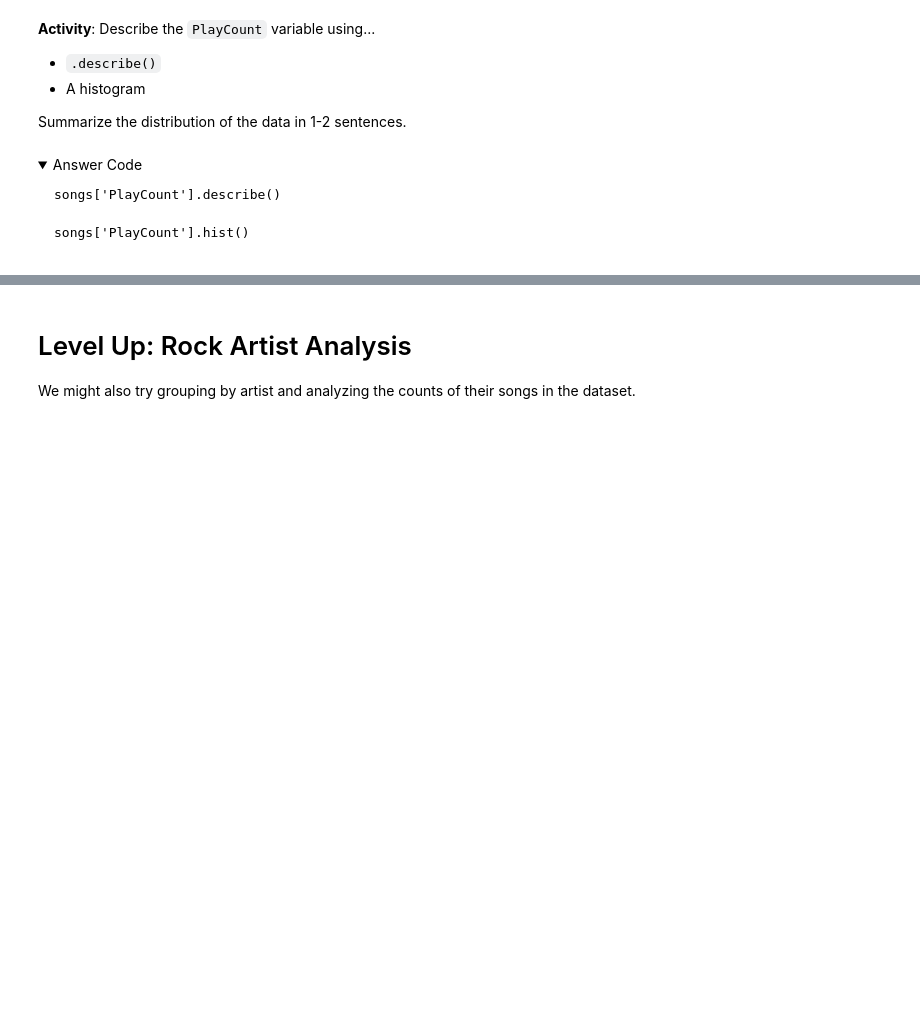
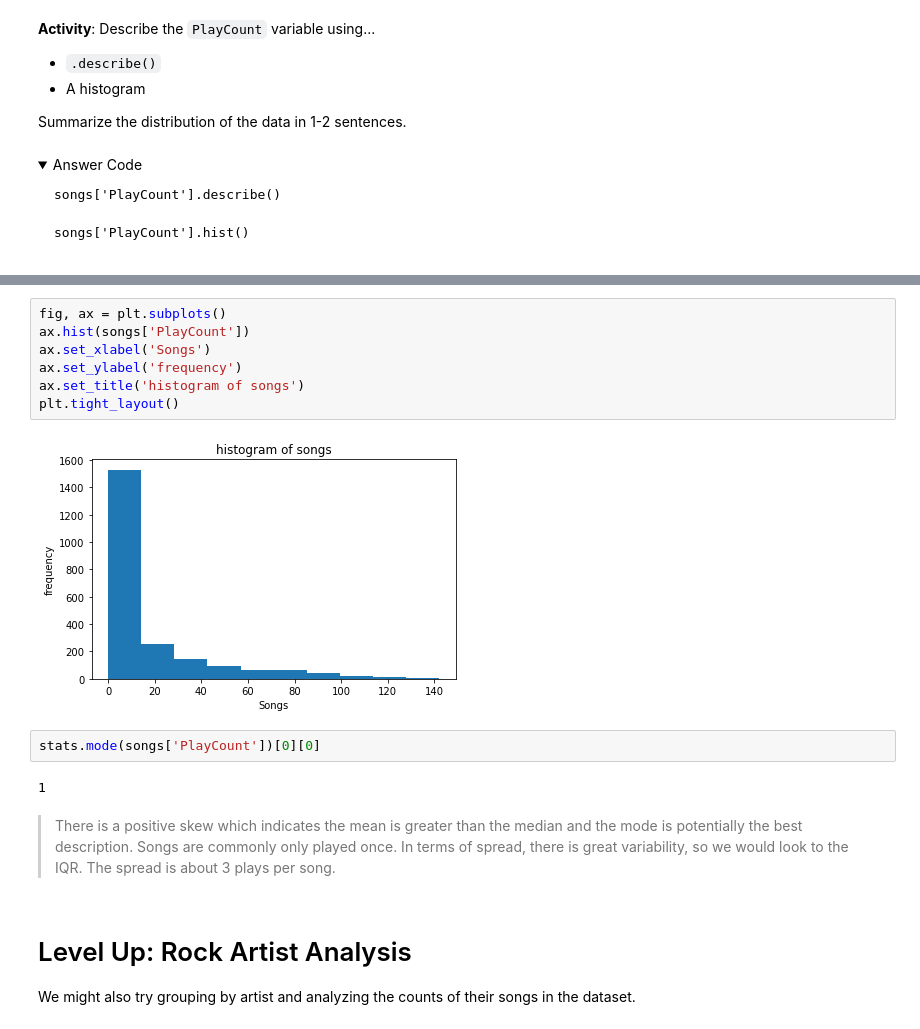
Before and after one commit to zachagreenberg/nyc-dc-ds-020121, a Jupyter notebook: Phase_1/ds-descriptive_statistics-main/descriptive_stats.ipynb, the cells around one changed output, grey strips where cells are left out. Cells and saved outputs as stored; diff of their text form; folded sections open; blank space fills up the shorter version.

```diff
--- a/Phase_1/ds-descriptive_statistics-main/descriptive_stats.ipynb
+++ b/Phase_1/ds-descriptive_statistics-main/descriptive_stats.ipynb
@@ -261,3 +360,18 @@ Summarize the distribution of the data in 1-2 sentences.
+# %%
+fig, ax = plt.subplots()
+ax.hist(songs['PlayCount'])
+ax.set_xlabel('Songs')
+ax.set_ylabel('frequency')
+ax.set_title('histogram of songs')
+plt.tight_layout()
+# %% [output]
+[figure, added]
+# %%
+stats.mode(songs['PlayCount'])[0][0]
+# %% [output]
+1
+# %% [markdown]
+> There is a positive skew which indicates the mean is greater than the median and the mode is potentially the best description. Songs are commonly only played once. In terms of spread, there is great variability, so we would look to the IQR. The spread is about 3 plays per song.
 # %% [markdown]
 # Level Up: Rock Artist Analysis
 
```
Also changed, not shown: parts of 32 cells of this notebook.
